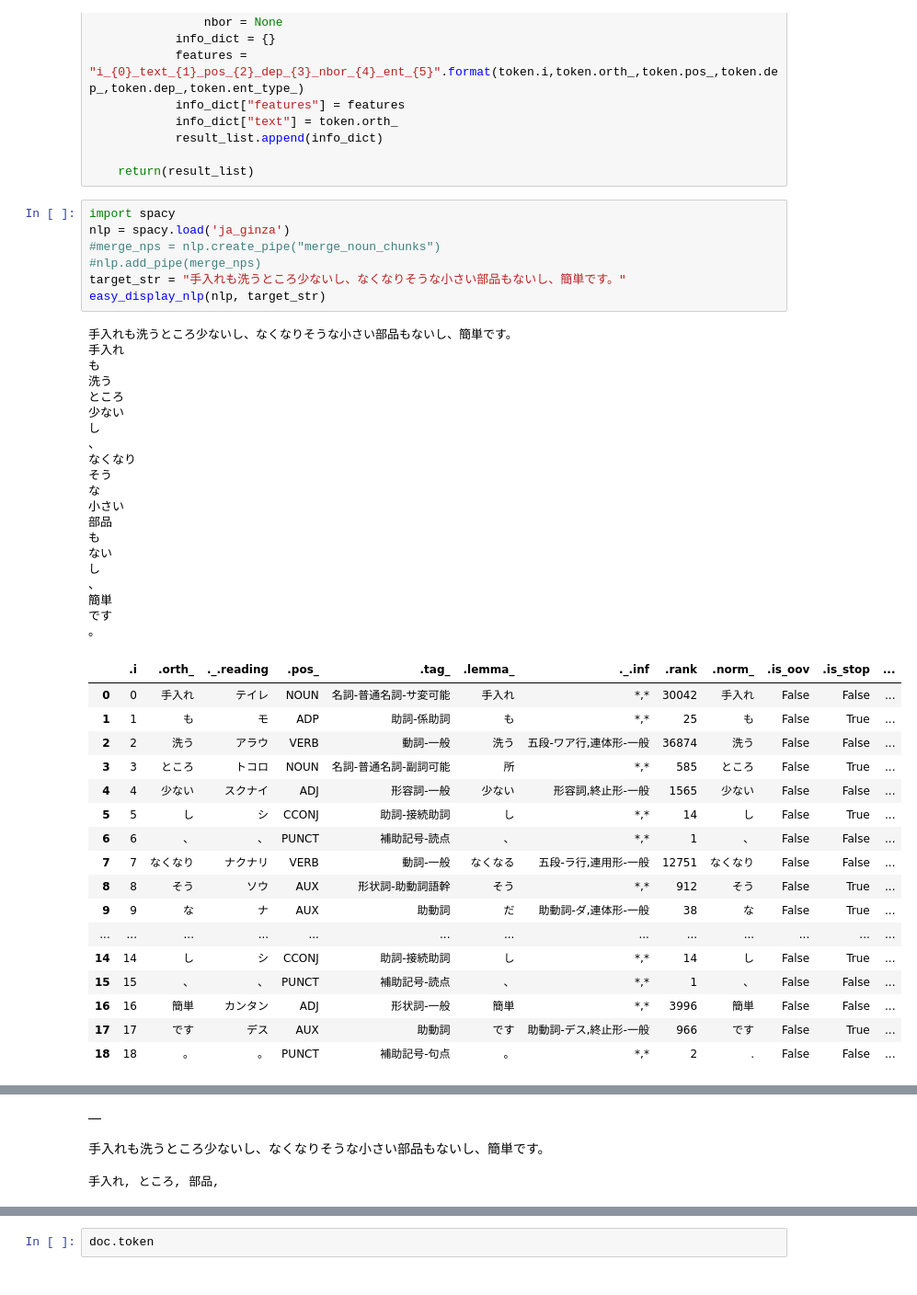
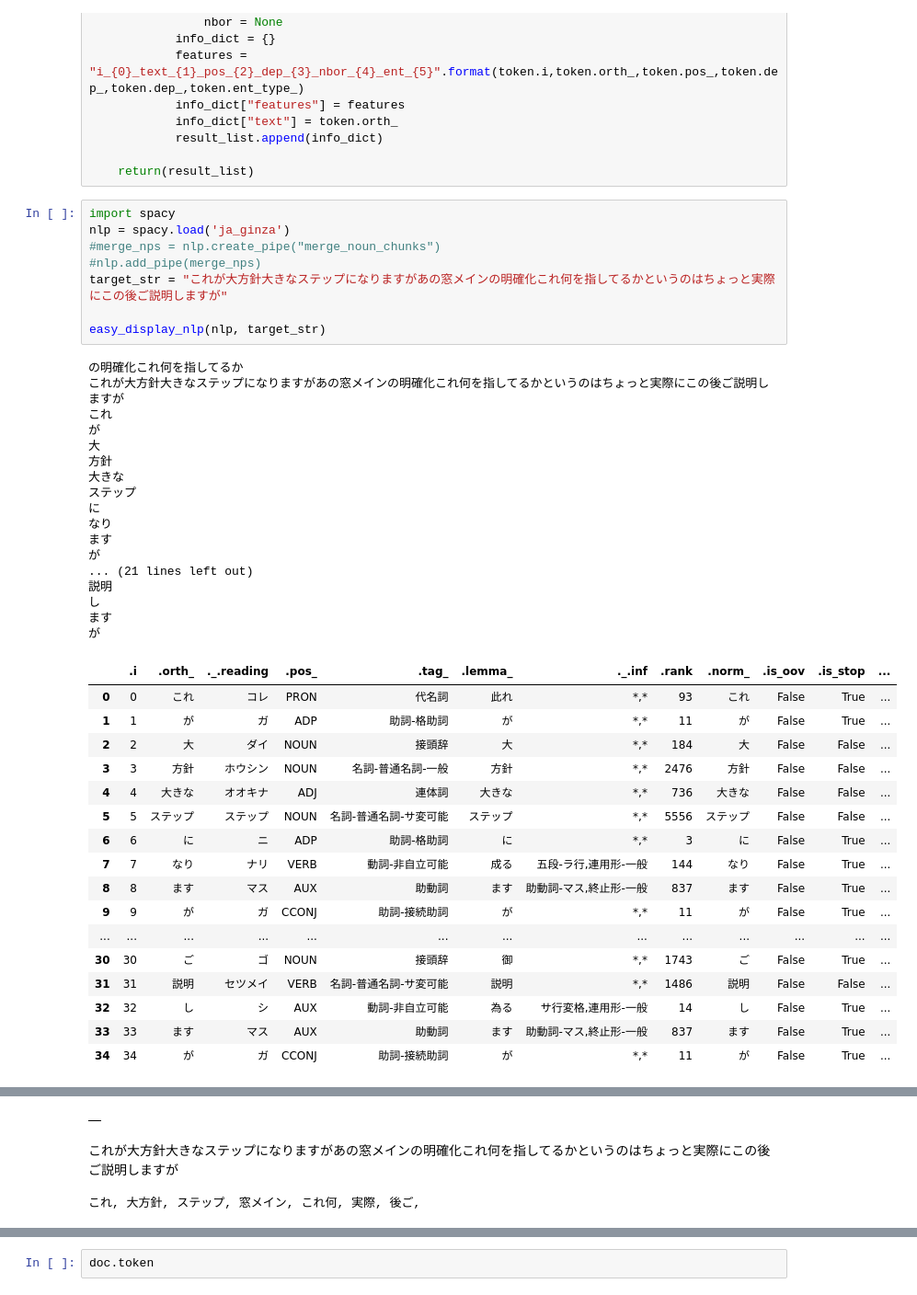
Before and after one commit to aikawasho/ginza_5w1h, a Jupyter notebook: Untitled.ipynb, the cells around one changed output, grey strips where cells are left out. Shown: that part at 92% size. Drawn from its saved outputs; the diff is of its cells as text.

```diff
--- a/Untitled.ipynb
+++ b/Untitled.ipynb
@@ -103,49 +103,47 @@ def get_features(my_nlp, input_str):
 # %%
 import spacy
 nlp = spacy.load('ja_ginza')
 #merge_nps = nlp.create_pipe("merge_noun_chunks")
 #nlp.add_pipe(merge_nps)
-target_str = "手入れも洗うところ少ないし、なくなりそうな小さい部品もないし、簡単です。"
+target_str = "これが大方針大きなステップになりますがあの窓メインの明確化これ何を指してるかというのはちょっと実際にこの後ご説明しますが"
+
 easy_display_nlp(nlp, target_str)
 # %% [output]
-手入れも洗うところ少ないし、なくなりそうな小さい部品もないし、簡単です。
-手入れ
-も
-洗う
-ところ
-少ない
+の明確化これ何を指してるか
+これが大方針大きなステップになりますがあの窓メインの明確化これ何を指してるかというのはちょっと実際にこの後ご説明しますが
+これ
+が
+大
+方針
+大きな
+ステップ
+に
+なり
+ます
+が
+... (21 lines left out)
+説明
 し
-、
-なくなり
-そう
-な
-小さい
-部品
-も
-ない
-し
-、
-簡単
-です
-。
+ます
+が
 |  | .i | .orth_ | ._.reading | .pos_ | .tag_ | .lemma_ | ._.inf | .rank | .norm_ | .is_oov | .is_stop | ... |
-| 0 | 0 | 手入れ | テイレ | NOUN | 名詞-普通名詞-サ変可能 | 手入れ | *,* | 30042 | 手入れ | False | False | ... |
-| 1 | 1 | も | モ | ADP | 助詞-係助詞 | も | *,* | 25 | も | False | True | ... |
-| 2 | 2 | 洗う | アラウ | VERB | 動詞-一般 | 洗う | 五段-ワア行,連体形-一般 | 36874 | 洗う | False | False | ... |
-| 3 | 3 | ところ | トコロ | NOUN | 名詞-普通名詞-副詞可能 | 所 | *,* | 585 | ところ | False | True | ... |
-| 4 | 4 | 少ない | スクナイ | ADJ | 形容詞-一般 | 少ない | 形容詞,終止形-一般 | 1565 | 少ない | False | False | ... |
-| 5 | 5 | し | シ | CCONJ | 助詞-接続助詞 | し | *,* | 14 | し | False | True | ... |
-| 6 | 6 | 、 | 、 | PUNCT | 補助記号-読点 | 、 | *,* | 1 | 、 | False | False | ... |
-| 7 | 7 | なくなり | ナクナリ | VERB | 動詞-一般 | なくなる | 五段-ラ行,連用形-一般 | 12751 | なくなり | False | False | ... |
-| 8 | 8 | そう | ソウ | AUX | 形状詞-助動詞語幹 | そう | *,* | 912 | そう | False | True | ... |
-| 9 | 9 | な | ナ | AUX | 助動詞 | だ | 助動詞-ダ,連体形-一般 | 38 | な | False | True | ... |
+| 0 | 0 | これ | コレ | PRON | 代名詞 | 此れ | *,* | 93 | これ | False | True | ... |
+| 1 | 1 | が | ガ | ADP | 助詞-格助詞 | が | *,* | 11 | が | False | True | ... |
+| 2 | 2 | 大 | ダイ | NOUN | 接頭辞 | 大 | *,* | 184 | 大 | False | False | ... |
+| 3 | 3 | 方針 | ホウシン | NOUN | 名詞-普通名詞-一般 | 方針 | *,* | 2476 | 方針 | False | False | ... |
+| 4 | 4 | 大きな | オオキナ | ADJ | 連体詞 | 大きな | *,* | 736 | 大きな | False | False | ... |
+| 5 | 5 | ステップ | ステップ | NOUN | 名詞-普通名詞-サ変可能 | ステップ | *,* | 5556 | ステップ | False | False | ... |
+| 6 | 6 | に | ニ | ADP | 助詞-格助詞 | に | *,* | 3 | に | False | True | ... |
+| 7 | 7 | なり | ナリ | VERB | 動詞-非自立可能 | 成る | 五段-ラ行,連用形-一般 | 144 | なり | False | True | ... |
+| 8 | 8 | ます | マス | AUX | 助動詞 | ます | 助動詞-マス,終止形-一般 | 837 | ます | False | True | ... |
+| 9 | 9 | が | ガ | CCONJ | 助詞-接続助詞 | が | *,* | 11 | が | False | True | ... |
 | ... | ... | ... | ... | ... | ... | ... | ... | ... | ... | ... | ... | ... |
-| 14 | 14 | し | シ | CCONJ | 助詞-接続助詞 | し | *,* | 14 | し | False | True | ... |
-| 15 | 15 | 、 | 、 | PUNCT | 補助記号-読点 | 、 | *,* | 1 | 、 | False | False | ... |
-| 16 | 16 | 簡単 | カンタン | ADJ | 形状詞-一般 | 簡単 | *,* | 3996 | 簡単 | False | False | ... |
-| 17 | 17 | です | デス | AUX | 助動詞 | です | 助動詞-デス,終止形-一般 | 966 | です | False | True | ... |
-| 18 | 18 | 。 | 。 | PUNCT | 補助記号-句点 | 。 | *,* | 2 | . | False | False | ... |
+| 30 | 30 | ご | ゴ | NOUN | 接頭辞 | 御 | *,* | 1743 | ご | False | True | ... |
+| 31 | 31 | 説明 | セツメイ | VERB | 名詞-普通名詞-サ変可能 | 説明 | *,* | 1486 | 説明 | False | False | ... |
+| 32 | 32 | し | シ | AUX | 動詞-非自立可能 | 為る | サ行変格,連用形-一般 | 14 | し | False | True | ... |
+| 33 | 33 | ます | マス | AUX | 助動詞 | ます | 助動詞-マス,終止形-一般 | 837 | ます | False | True | ... |
+| 34 | 34 | が | ガ | CCONJ | 助詞-接続助詞 | が | *,* | 11 | が | False | True | ... |
 [interactive output not drawn]
 |  |
-手入れも洗うところ少ないし、なくなりそうな小さい部品もないし、簡単です。
+これが大方針大きなステップになりますがあの窓メインの明確化これ何を指してるかというのはちょっと実際にこの後ご説明しますが
-手入れ, ところ, 部品,
+これ, 大方針, ステップ, 窓メイン, これ何, 実際, 後ご,
```
Also changed, not shown: parts of 3 cells of this notebook.
